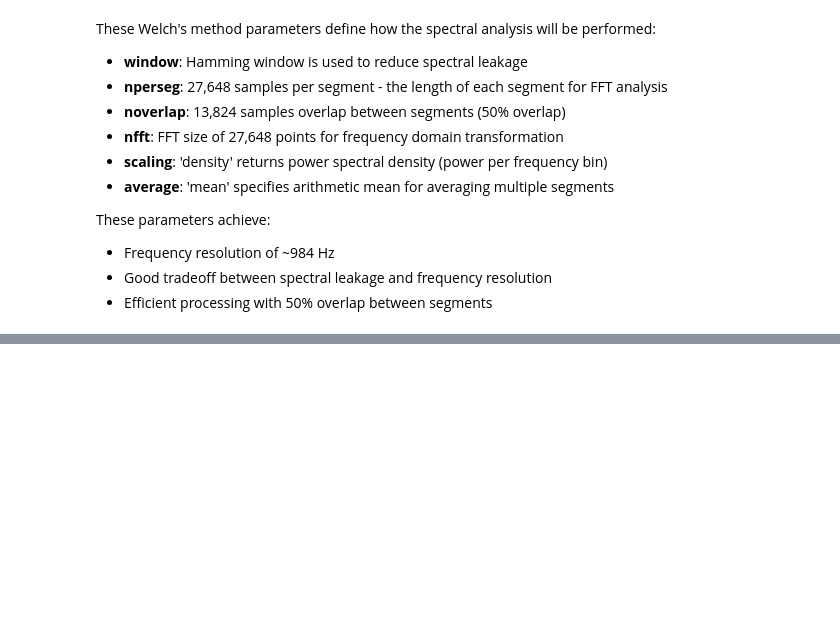
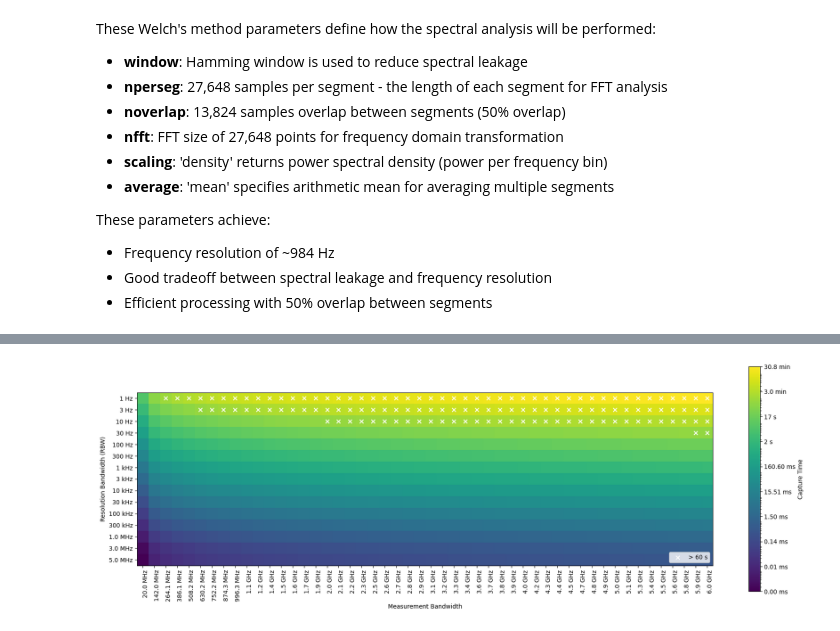
Before and after one commit to dunderlab/python-rfscope, a Jupyter notebook: docs/source/notebooks/planning.ipynb, the cells around one changed output, grey strips where cells are left out. Saved outputs shown, nothing was run; the diff lists cells and outputs as text; code cells hidden in the pictures; blank space fills up the shorter version.

```diff
--- a/docs/source/notebooks/planning.ipynb
+++ b/docs/source/notebooks/planning.ipynb
@@ -108,0 +112,36 @@ These parameters achieve:
+# %%
+import numpy as np
+from matplotlib import pyplot as plt
+from matplotlib.colors import LogNorm
+
+# ---------------------------------
+# Main configuration and execution
+# ---------------------------------
+MAX_MEMORY_GB: int = 10
+MAX_MEMORY_KIB: float = MAX_MEMORY_GB * 1024**2
+
+plan = {
+    "fs_hz": 20e6,
+    "window": "hamming",
+    "overlap": 0.5,
+    "K": 8,
+    "size_planner": "next_5smooth",
+}
+
+RBW_LIST = [
+    1, 3, 10, 30, 100, 300, 1_000, 3_000, 10_000, 30_000, 100_000, 300_000,
+    1_000_000, 3_000_000, 5_000_000,
+]
+
+BW_LIST = np.linspace(20e6, 6e9, 50)
+
+time_matrix = np.zeros((len(RBW_LIST), len(BW_LIST)))
+samples_matrix_kib = np.zeros((len(RBW_LIST), len(BW_LIST)))
+
+for i, rbw in enumerate(RBW_LIST):
+    for j, bw in enumerate(BW_LIST):
+        plan["rbw_hz"] = rbw
+        plan["bw_hz"] = bw
+        params = plan_capture_parameters(**plan)
+        time_matrix[i, j] = params["total_time_s"]
+        samples_matrix_kib[i, j] = (params["num_samples"] * 2) / 2**10  # 2 IQ, 8 bits
@@ -108,0 +344,4 @@ These parameters achieve:
+# %%
+plot_capture_time_matrix(time_matrix, BW=BW_LIST, RBW=RBW_LIST, max_time_s=60)
+# %% [output]
+[figure, added]
```
Also changed, not shown: parts of 9 cells of this notebook.
